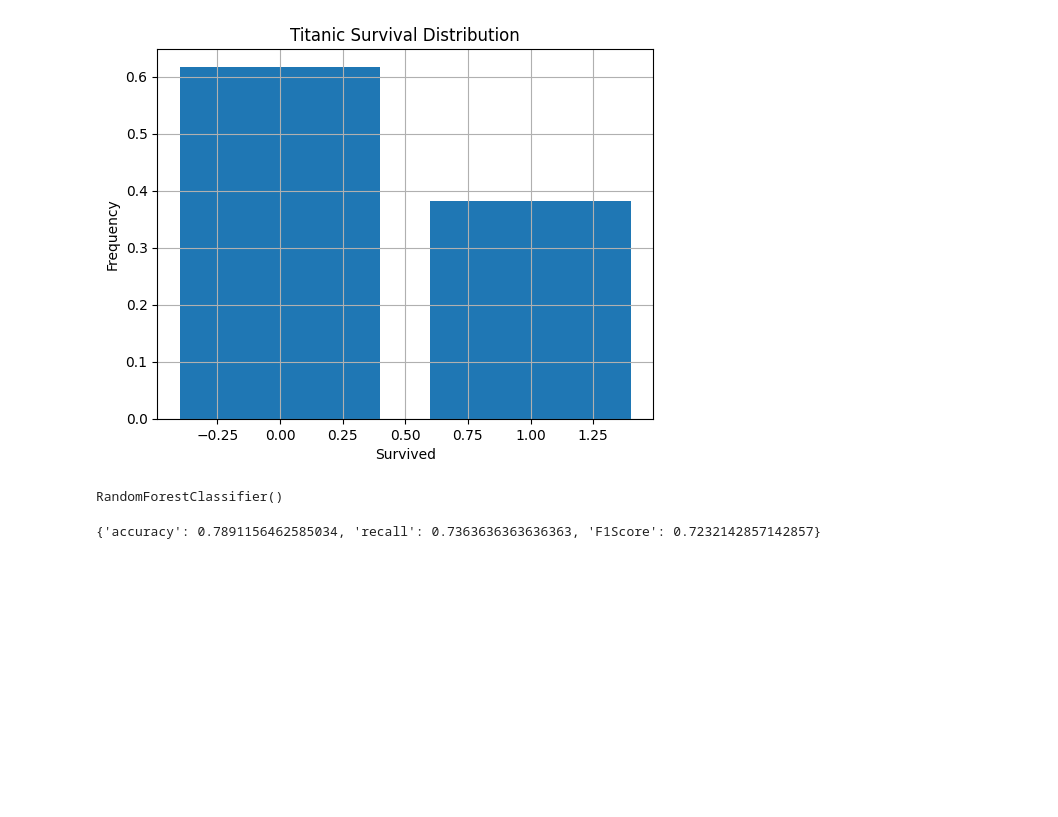
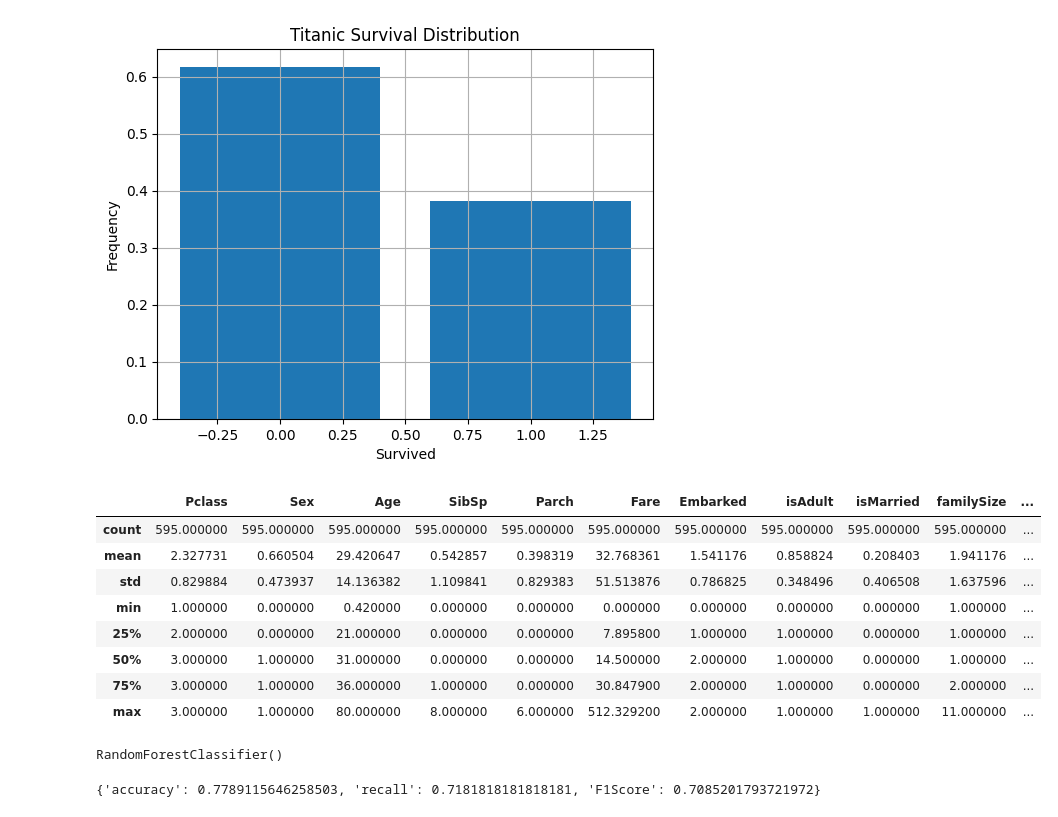
Before and after one commit to rocholaky/TitanicDataset, a Jupyter notebook: EDA.ipynb, the cells around one changed output. Cells and saved outputs as stored; diff of their text form; code cells hidden in the pictures; blank space fills up the shorter version.

```diff
--- a/EDA.ipynb
+++ b/EDA.ipynb
@@ -125,7 +125,7 @@ def get_pattern(x, pattern="(?<= )[A-Za-z]*(?=[)])", default_attr="marriedLastNa
                 return default_value
 # train_df["singleLastName"] = train_df.apply(lambda x: single_last_name(x), axis=1)
 # %%
-train_df["isAdult"] = train_df.apply(lambda x: int(get_pattern(x, pattern= "(?<= )Mr|Mrs(?=[.])", boolean=True) or x["Age"]>=18), axis=1)
+train_df["isAdult"] = train_df.apply(lambda x: int(get_pattern(x, pattern="(?<= )Mr|Mrs|Dr|Rev|Sir(?=[.])", boolean=True) or x["Age"]>=18), axis=1)
 # %%
 train_df
 # %% [output]
@@ -143,7 +143,7 @@ train_df
 | 890 | 891 | 0 | 3 | Dooley, Mr. Patrick | male | 32.0 | 0 | 0 | 370376 | 7.7500 | ... |
 891 rows × 14 columns
 # %%
-train_df["isMarried"] = train_df.apply(lambda x: int("(" in x["Name"]), axis=1)
+train_df["isMarried"] = train_df.apply(lambda x: int("(" in x["Name"]) if x["Sex"] =="female" else 0, axis=1)
 # %% [markdown]
 As we can see the new dataframe lets us use the Name attribute in order to get if the person is married or not (just for women) and lets us know the family relationships between Passengers due to its LastName.
 # %%
@@ -330,6 +329,18 @@ X_train, X_test, y_train, y_test = train_test_split(
                                         X, y, test_size=0.33, random_state=42)
 X_train, y_train =eliminate_specific_data(X_train, y_train)
 X_test, y_test = eliminate_specific_data(X_test, y_test)
+# %%
+X_train.describe()
+# %% [output]
+|  | Pclass | Sex | Age | SibSp | Parch | Fare | Embarked | isAdult | isMarried | familySize | ... |
+| count | 595.000000 | 595.000000 | 595.000000 | 595.000000 | 595.000000 | 595.000000 | 595.000000 | 595.000000 | 595.000000 | 595.000000 | ... |
+| mean | 2.327731 | 0.660504 | 29.420647 | 0.542857 | 0.398319 | 32.768361 | 1.541176 | 0.858824 | 0.208403 | 1.941176 | ... |
+| std | 0.829884 | 0.473937 | 14.136382 | 1.109841 | 0.829383 | 51.513876 | 0.786825 | 0.348496 | 0.406508 | 1.637596 | ... |
+| min | 1.000000 | 0.000000 | 0.420000 | 0.000000 | 0.000000 | 0.000000 | 0.000000 | 0.000000 | 0.000000 | 1.000000 | ... |
+| 25% | 2.000000 | 0.000000 | 21.000000 | 0.000000 | 0.000000 | 7.895800 | 1.000000 | 1.000000 | 0.000000 | 1.000000 | ... |
+| 50% | 3.000000 | 1.000000 | 31.000000 | 0.000000 | 0.000000 | 14.500000 | 2.000000 | 1.000000 | 0.000000 | 1.000000 | ... |
+| 75% | 3.000000 | 1.000000 | 36.000000 | 1.000000 | 0.000000 | 30.847900 | 2.000000 | 1.000000 | 0.000000 | 2.000000 | ... |
+| max | 3.000000 | 1.000000 | 80.000000 | 8.000000 | 6.000000 | 512.329200 | 2.000000 | 1.000000 | 1.000000 | 11.000000 | ... |
 # %%
 from sklearn.ensemble import RandomForestClassifier
 clf = RandomForestClassifier()
@@ -347,4 +358,4 @@ for metric_name, a_metric in metrics:
 # %%
 print(results)
 # %% [output]
-{'accuracy': 0.7891156462585034, 'recall': 0.7363636363636363, 'F1Score': 0.7232142857142857}
+{'accuracy': 0.7789115646258503, 'recall': 0.7181818181818181, 'F1Score': 0.7085201793721972}
```
Also changed, not shown: parts of 3 cells of this notebook, 4 other files.
